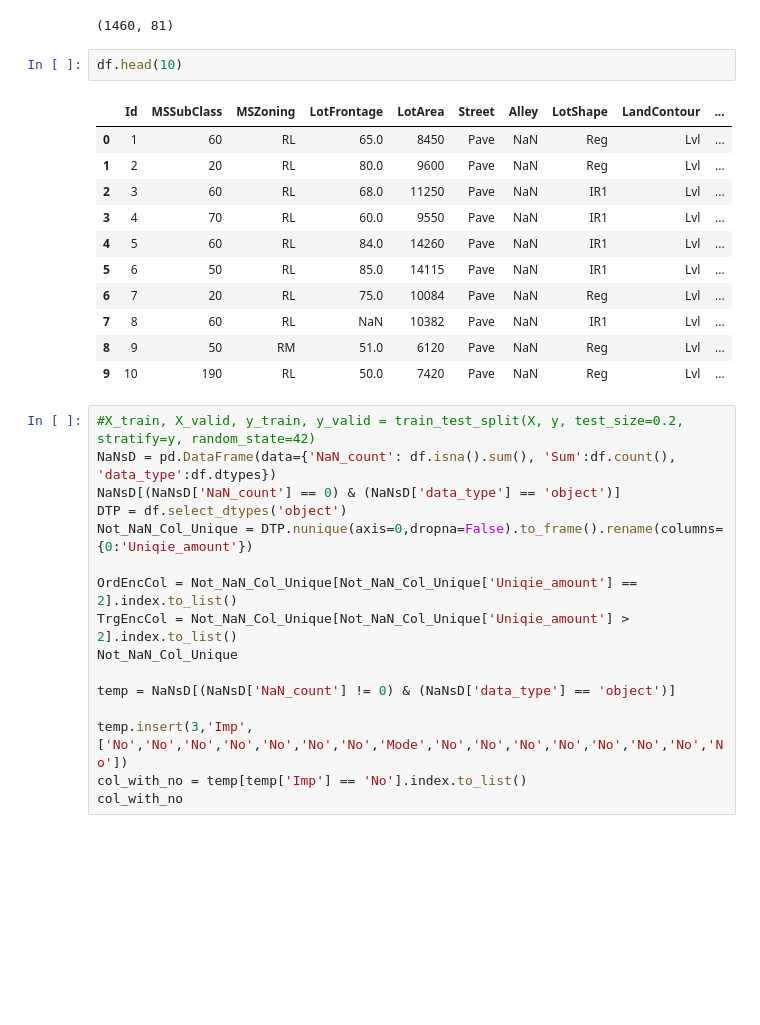
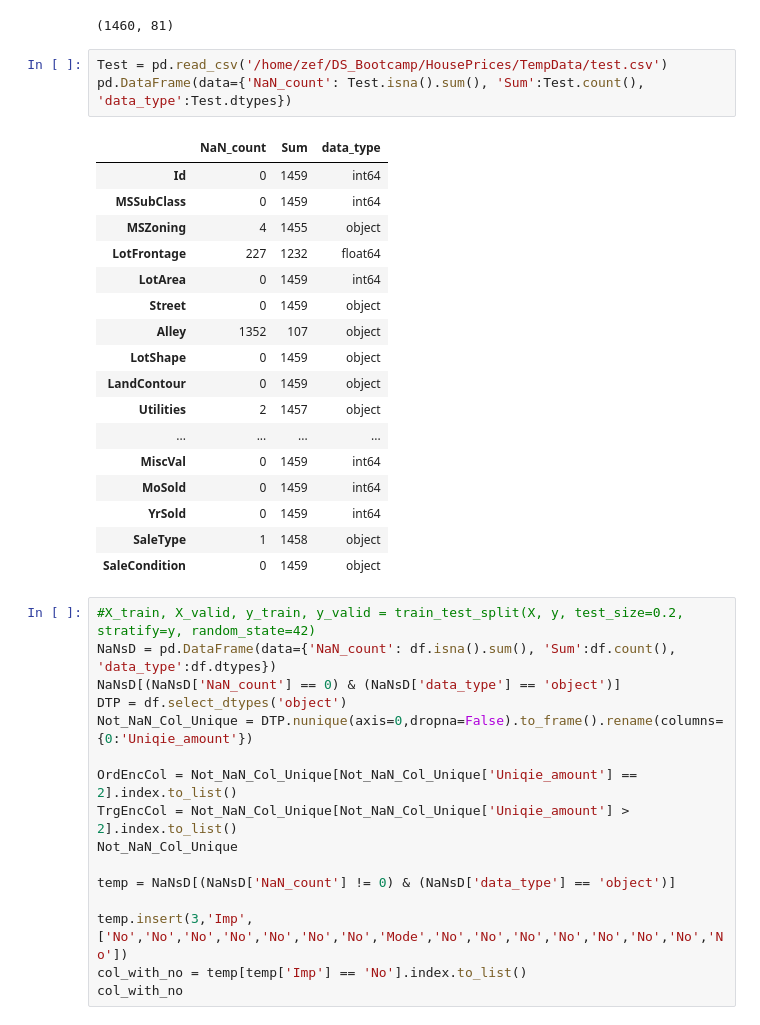
Before and after one commit to kolaz92/HousePrices, a Jupyter notebook: TestHP.ipynb, the cells around one changed output. Cells and saved outputs as stored; diff of their text form; blank space fills up the shorter version.

```diff
--- a/TestHP.ipynb
+++ b/TestHP.ipynb
@@ -45,20 +45,27 @@ df = pd.read_csv('/home/zef/DS_Bootcamp/HousePrices/TempData/train.csv')
 df.shape
 # %% [output]
 (1460, 81)
-# %%
-df.head(10)
-# %% [output]
-|  | Id | MSSubClass | MSZoning | LotFrontage | LotArea | Street | Alley | LotShape | LandContour | ... |
-| 0 | 1 | 60 | RL | 65.0 | 8450 | Pave | NaN | Reg | Lvl | ... |
-| 1 | 2 | 20 | RL | 80.0 | 9600 | Pave | NaN | Reg | Lvl | ... |
-| 2 | 3 | 60 | RL | 68.0 | 11250 | Pave | NaN | IR1 | Lvl | ... |
-| 3 | 4 | 70 | RL | 60.0 | 9550 | Pave | NaN | IR1 | Lvl | ... |
-| 4 | 5 | 60 | RL | 84.0 | 14260 | Pave | NaN | IR1 | Lvl | ... |
-| 5 | 6 | 50 | RL | 85.0 | 14115 | Pave | NaN | IR1 | Lvl | ... |
-| 6 | 7 | 20 | RL | 75.0 | 10084 | Pave | NaN | Reg | Lvl | ... |
-| 7 | 8 | 60 | RL | NaN | 10382 | Pave | NaN | IR1 | Lvl | ... |
-| 8 | 9 | 50 | RM | 51.0 | 6120 | Pave | NaN | Reg | Lvl | ... |
-| 9 | 10 | 190 | RL | 50.0 | 7420 | Pave | NaN | Reg | Lvl | ... |
+# %%
+Test = pd.read_csv('/home/zef/DS_Bootcamp/HousePrices/TempData/test.csv')
+pd.DataFrame(data={'NaN_count': Test.isna().sum(), 'Sum':Test.count(), 'data_type':Test.dtypes})
+# %% [output]
+|  | NaN_count | Sum | data_type |
+| Id | 0 | 1459 | int64 |
+| MSSubClass | 0 | 1459 | int64 |
+| MSZoning | 4 | 1455 | object |
+| LotFrontage | 227 | 1232 | float64 |
+| LotArea | 0 | 1459 | int64 |
+| Street | 0 | 1459 | object |
+| Alley | 1352 | 107 | object |
+| LotShape | 0 | 1459 | object |
+| LandContour | 0 | 1459 | object |
+| Utilities | 2 | 1457 | object |
+| ... | ... | ... | ... |
+| MiscVal | 0 | 1459 | int64 |
+| MoSold | 0 | 1459 | int64 |
+| YrSold | 0 | 1459 | int64 |
+| SaleType | 1 | 1458 | object |
+| SaleCondition | 0 | 1459 | object |
 # %%
 #X_train, X_valid, y_train, y_valid = train_test_split(X, y, test_size=0.2, stratify=y, random_state=42)
 NaNsD = pd.DataFrame(data={'NaN_count': df.isna().sum(), 'Sum':df.count(), 'data_type':df.dtypes})
```
Also changed, not shown: 11 other files.
